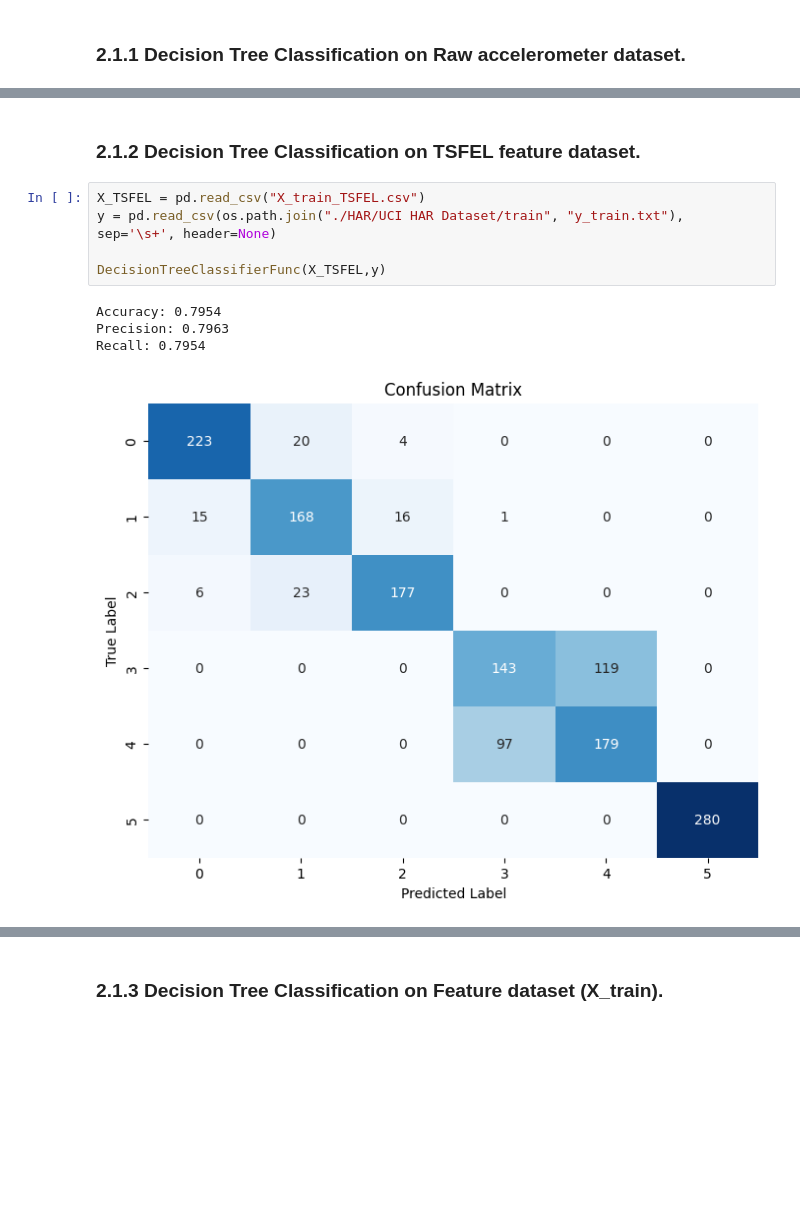
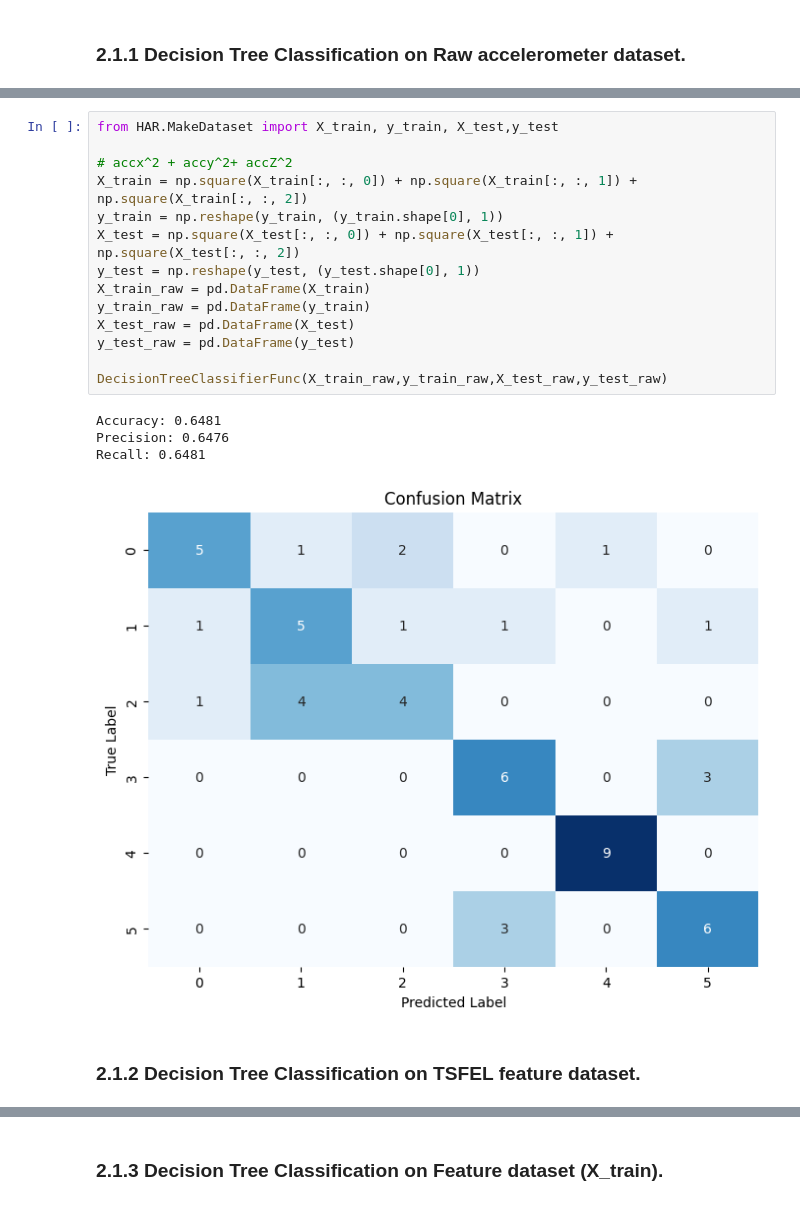
Before and after one commit to shadowscythe03/es335-24-fall-assignment-1, a Jupyter notebook: Task_2.ipynb, the cells around one changed output, grey strips where cells are left out. Saved outputs shown, nothing was run; the diff lists cells and outputs as text; blank space fills up the shorter version.

```diff
--- a/Task_2.ipynb
+++ b/Task_2.ipynb
@@ -99,12 +51,21 @@ Recall: 0.7221
+# %%
+from HAR.MakeDataset import X_train, y_train, X_test,y_test
+
+# accx^2 + accy^2+ accZ^2
+X_train = np.square(X_train[:, :, 0]) + np.square(X_train[:, :, 1]) + np.square(X_train[:, :, 2])
+y_train = np.reshape(y_train, (y_train.shape[0], 1))
+X_test = np.square(X_test[:, :, 0]) + np.square(X_test[:, :, 1]) + np.square(X_test[:, :, 2])
+y_test = np.reshape(y_test, (y_test.shape[0], 1))
+X_train_raw = pd.DataFrame(X_train)
+y_train_raw = pd.DataFrame(y_train)
+X_test_raw = pd.DataFrame(X_test)
+y_test_raw = pd.DataFrame(y_test)
+
+DecisionTreeClassifierFunc(X_train_raw,y_train_raw,X_test_raw,y_test_raw)
+# %% [output]
+Accuracy: 0.6481
+Precision: 0.6476
+Recall: 0.6481
+[figure, added]
 # %% [markdown]
 ### 2.1.2 Decision Tree Classification on TSFEL feature dataset.
-# %%
-X_TSFEL = pd.read_csv("X_train_TSFEL.csv")
-y = pd.read_csv(os.path.join("./HAR/UCI HAR Dataset/train", "y_train.txt"), sep='\s+', header=None)
-
-DecisionTreeClassifierFunc(X_TSFEL,y)
-# %% [output]
-Accuracy: 0.7954
-Precision: 0.7963
-Recall: 0.7954
-[figure, removed]
```
Also changed, not shown: parts of 3 cells of this notebook.
